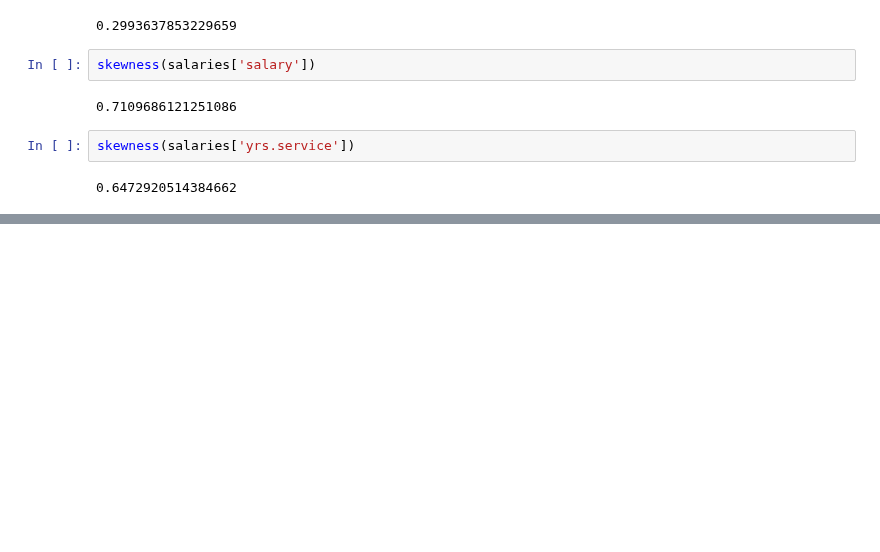
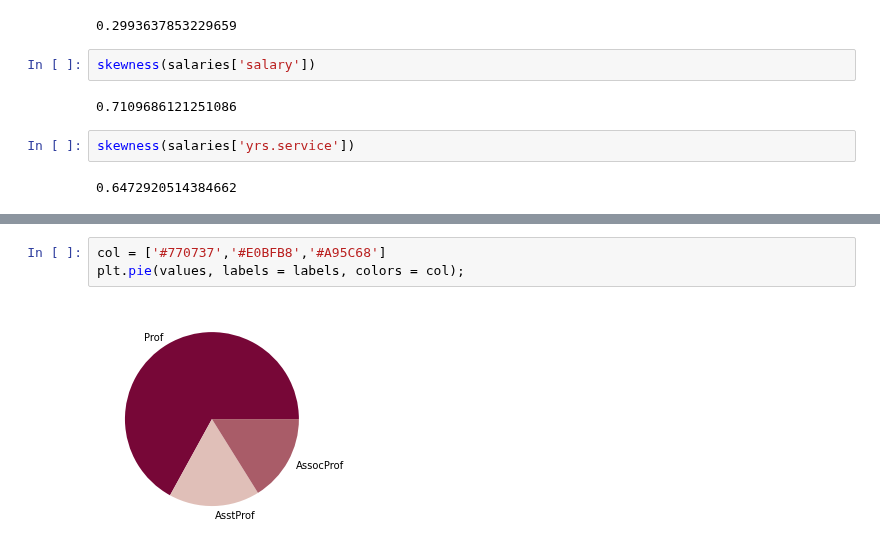
Before and after one commit to Jammal7/Introduction_to_Data_Science, a Jupyter notebook: GAMES/Introduction_to_Univariate_Statistics.ipynb, the cells around one changed output, grey strips where cells are left out. Cells and saved outputs as stored; diff of their text form; blank space fills up the shorter version.

```diff
--- a/GAMES/Introduction_to_Univariate_Statistics.ipynb
+++ b/GAMES/Introduction_to_Univariate_Statistics.ipynb
@@ -349,0 +407,5 @@ sns.boxplot(y = salaries["yrs"]);
+# %%
+col = ['#770737','#E0BFB8','#A95C68']
+plt.pie(values, labels = labels, colors = col);
+# %% [output]
+[figure, added]
```
Also changed, not shown: parts of 75 cells of this notebook.
